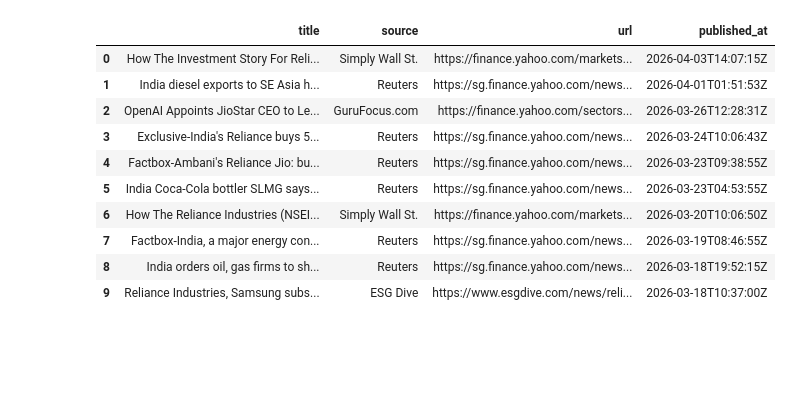
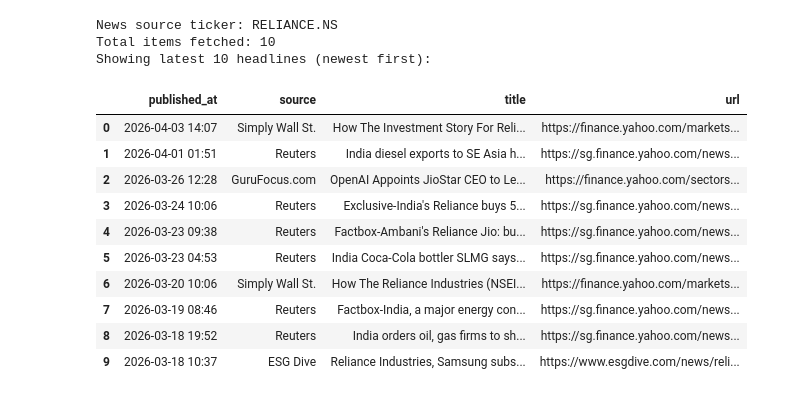
Before and after one commit to vaibhavmangla07/indian-stocks, a Jupyter notebook: notebook/ai.ipynb, the cells around one changed output. Cells and saved outputs as stored; diff of their text form; code cells hidden in the pictures; blank space fills up the shorter version.

````diff
--- a/notebook/ai.ipynb
+++ b/notebook/ai.ipynb
@@ -37,57 +53,83 @@ def normalize_ticker(stock_query: str) -> str:
         return ticker
     return f'{ticker}.NS'
 
-def fetch_stock_news(stock_query: str, limit: int = 30):
+def fetch_stock_news(stock_query: str, limit: int = 50):
     ticker = normalize_ticker(stock_query)
     candidates = [ticker, stock_query.strip().upper(), f'{stock_query.strip().upper()}.BO']
     raw_news = []
+
     for candidate in candidates:
         if not candidate:
             continue
         try:
             items = yf.Ticker(candidate).news or []
             if items:
                 raw_news = items
                 ticker = candidate
                 break
         except Exception:
             continue
+
     return ticker, raw_news[:limit]
-
-def strip_code_fences(text: str) -> str:
-    text = text.strip()
-    text = re.sub(r'^```(?:json)?\s*', '', text, flags=re.IGNORECASE)
-    text = re.sub(r'\s*```$', '', text)
-    return text.strip()
 
 def extract_fields(items):
     cleaned = []
     for item in items:
         content = item.get('content', {}) if isinstance(item, dict) else {}
         provider = content.get('provider', {}) if isinstance(content, dict) else {}
         canonical_url = content.get('canonicalUrl', {}) if isinstance(content, dict) else {}
         click_url = content.get('clickThroughUrl', {}) if isinstance(content, dict) else {}
+
+        raw_pub = content.get('pubDate') or item.get('providerPublishTime')
+        pub_ts = pd.to_datetime(raw_pub, errors='coerce', utc=True)
+        pub_text = pub_ts.strftime('%Y-%m-%d %H:%M') if pd.notna(pub_ts) else 'N/A'
+
         cleaned.append({
             'title': content.get('title') or item.get('title', 'Untitled'),
             'source': provider.get('displayName') or content.get('provider') or item.get('publisher', 'Unknown'),
             'url': canonical_url.get('url') or click_url.get('url') or item.get('link', ''),
-            'published_at': content.get('pubDate') or item.get('providerPublishTime', 'N/A'),
+            'published_at': pub_text,
+            'published_ts': pub_ts,
         })
-    return cleaned
 
-ticker, raw_news = fetch_stock_news('RELIANCE')
+    if not cleaned:
+        return cleaned
+
+    latest_first = (
+        pd.DataFrame(cleaned)
+        .sort_values('published_ts', ascending=False, na_position='last')
+        .reset_index(drop=True)
+    )
+    return latest_first.to_dict('records')
+
+def parse_json_response(text: str):
+    cleaned = text.strip()
+    cleaned = re.sub(r'^```(?:json)?\\s*', '', cleaned, flags=re.IGNORECASE)
+    cleaned = re.sub(r'\\s*```$', '', cleaned)
+    return json.loads(cleaned)
+
+ticker, raw_news = fetch_stock_news(STOCK_QUERY)
 news_items = extract_fields(raw_news)
-pd.DataFrame(news_items).head(10)
+
+latest_news_df = pd.DataFrame(news_items)[['published_at', 'source', 'title', 'url']].head(10) if news_items else pd.DataFrame()
+
+print(f'News source ticker: {ticker}')
+print(f'Total items fetched: {len(news_items)}')
+print('Showing latest 10 headlines (newest first):')
+latest_news_df
 # %% [output]
+News source ticker: RELIANCE.NS
+Total items fetched: 10
+Showing latest 10 headlines (newest first):
-|  | title | source | url | published_at |
-| 0 | How The Investment Story For Reli... | Simply Wall St. | https://finance.yahoo.com/markets... | 2026-04-03T14:07:15Z |
-| 1 | India diesel exports to SE Asia h... | Reuters | https://sg.finance.yahoo.com/news... | 2026-04-01T01:51:53Z |
-| 2 | OpenAI Appoints JioStar CEO to Le... | GuruFocus.com | https://finance.yahoo.com/sectors... | 2026-03-26T12:28:31Z |
-| 3 | Exclusive-India's Reliance buys 5... | Reuters | https://sg.finance.yahoo.com/news... | 2026-03-24T10:06:43Z |
-| 4 | Factbox-Ambani's Reliance Jio: bu... | Reuters | https://sg.finance.yahoo.com/news... | 2026-03-23T09:38:55Z |
-| 5 | India Coca‑Cola bottler SLMG says... | Reuters | https://sg.finance.yahoo.com/news... | 2026-03-23T04:53:55Z |
-| 6 | How The Reliance Industries (NSEI... | Simply Wall St. | https://finance.yahoo.com/markets... | 2026-03-20T10:06:50Z |
-| 7 | Factbox-India, a major energy con... | Reuters | https://sg.finance.yahoo.com/news... | 2026-03-19T08:46:55Z |
-| 8 | India orders oil, gas firms to sh... | Reuters | https://sg.finance.yahoo.com/news... | 2026-03-18T19:52:15Z |
-| 9 | Reliance Industries, Samsung subs... | ESG Dive | https://www.esgdive.com/news/reli... | 2026-03-18T10:37:00Z |
+|  | published_at | source | title | url |
+| 0 | 2026-04-03 14:07 | Simply Wall St. | How The Investment Story For Reli... | https://finance.yahoo.com/markets... |
+| 1 | 2026-04-01 01:51 | Reuters | India diesel exports to SE Asia h... | https://sg.finance.yahoo.com/news... |
+| 2 | 2026-03-26 12:28 | GuruFocus.com | OpenAI Appoints JioStar CEO to Le... | https://finance.yahoo.com/sectors... |
+| 3 | 2026-03-24 10:06 | Reuters | Exclusive-India's Reliance buys 5... | https://sg.finance.yahoo.com/news... |
+| 4 | 2026-03-23 09:38 | Reuters | Factbox-Ambani's Reliance Jio: bu... | https://sg.finance.yahoo.com/news... |
+| 5 | 2026-03-23 04:53 | Reuters | India Coca‑Cola bottler SLMG says... | https://sg.finance.yahoo.com/news... |
+| 6 | 2026-03-20 10:06 | Simply Wall St. | How The Reliance Industries (NSEI... | https://finance.yahoo.com/markets... |
+| 7 | 2026-03-19 08:46 | Reuters | Factbox-India, a major energy con... | https://sg.finance.yahoo.com/news... |
+| 8 | 2026-03-18 19:52 | Reuters | India orders oil, gas firms to sh... | https://sg.finance.yahoo.com/news... |
+| 9 | 2026-03-18 10:37 | ESG Dive | Reliance Industries, Samsung subs... | https://www.esgdive.com/news/reli... |
 # %%
````
Also changed, not shown: parts of 3 cells of this notebook, 34 other files.
